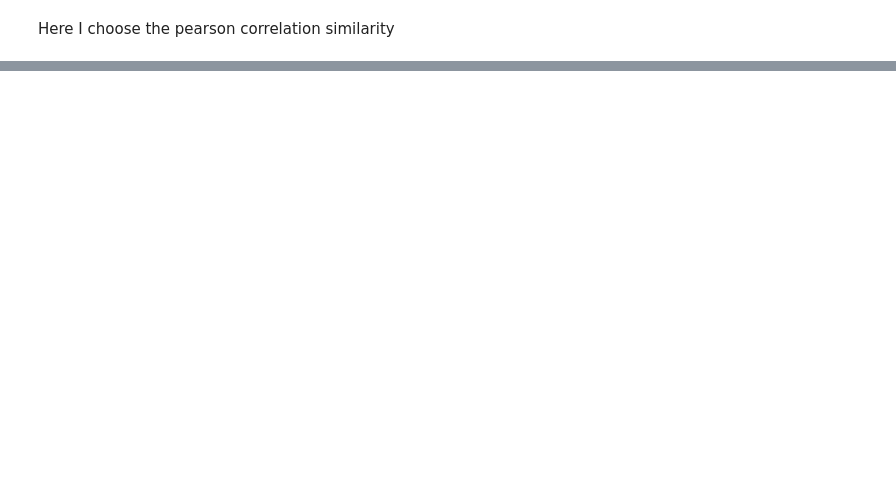
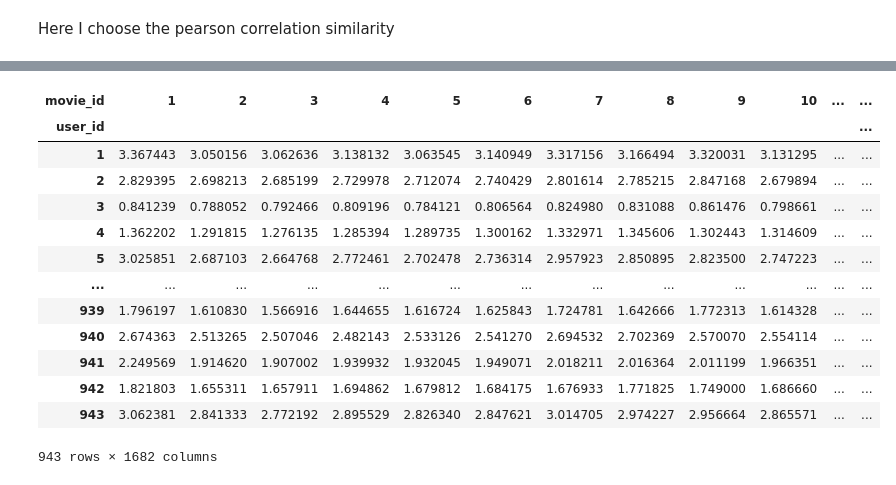
Before and after one commit to abhi8893/Intensive-DataScience, a Jupyter notebook: projects/MovieRecommendation/Collaborative Filtering.ipynb, the cells around one changed output, grey strips where cells are left out. Drawn from its saved outputs; the diff is of its cells as text; code cells hidden in the pictures; blank space fills up the shorter version.

```diff
--- a/projects/MovieRecommendation/Collaborative Filtering.ipynb
+++ b/projects/MovieRecommendation/Collaborative Filtering.ipynb
@@ -115,0 +148,17 @@ user_sim
+# %%
+user_sim.dot(X_umf)/abs(user_sim).sum(axis=1).values.reshape(-1, 1)
+# %% [output]
+| movie_id | 1 | 2 | 3 | 4 | 5 | 6 | 7 | 8 | 9 | 10 | ... | ... |
+| user_id |  |  |  |  |  |  |  |  |  |  |  | ... |
+| 1 | 3.367443 | 3.050156 | 3.062636 | 3.138132 | 3.063545 | 3.140949 | 3.317156 | 3.166494 | 3.320031 | 3.131295 | ... | ... |
+| 2 | 2.829395 | 2.698213 | 2.685199 | 2.729978 | 2.712074 | 2.740429 | 2.801614 | 2.785215 | 2.847168 | 2.679894 | ... | ... |
+| 3 | 0.841239 | 0.788052 | 0.792466 | 0.809196 | 0.784121 | 0.806564 | 0.824980 | 0.831088 | 0.861476 | 0.798661 | ... | ... |
+| 4 | 1.362202 | 1.291815 | 1.276135 | 1.285394 | 1.289735 | 1.300162 | 1.332971 | 1.345606 | 1.302443 | 1.314609 | ... | ... |
+| 5 | 3.025851 | 2.687103 | 2.664768 | 2.772461 | 2.702478 | 2.736314 | 2.957923 | 2.850895 | 2.823500 | 2.747223 | ... | ... |
+| ... | ... | ... | ... | ... | ... | ... | ... | ... | ... | ... | ... | ... |
+| 939 | 1.796197 | 1.610830 | 1.566916 | 1.644655 | 1.616724 | 1.625843 | 1.724781 | 1.642666 | 1.772313 | 1.614328 | ... | ... |
+| 940 | 2.674363 | 2.513265 | 2.507046 | 2.482143 | 2.533126 | 2.541270 | 2.694532 | 2.702369 | 2.570070 | 2.554114 | ... | ... |
+| 941 | 2.249569 | 1.914620 | 1.907002 | 1.939932 | 1.932045 | 1.949071 | 2.018211 | 2.016364 | 2.011199 | 1.966351 | ... | ... |
+| 942 | 1.821803 | 1.655311 | 1.657911 | 1.694862 | 1.679812 | 1.684175 | 1.676933 | 1.771825 | 1.749000 | 1.686660 | ... | ... |
+| 943 | 3.062381 | 2.841333 | 2.772192 | 2.895529 | 2.826340 | 2.847621 | 3.014705 | 2.974227 | 2.956664 | 2.865571 | ... | ... |
+943 rows × 1682 columns
```
Also changed, not shown: parts of 35 cells of this notebook.
